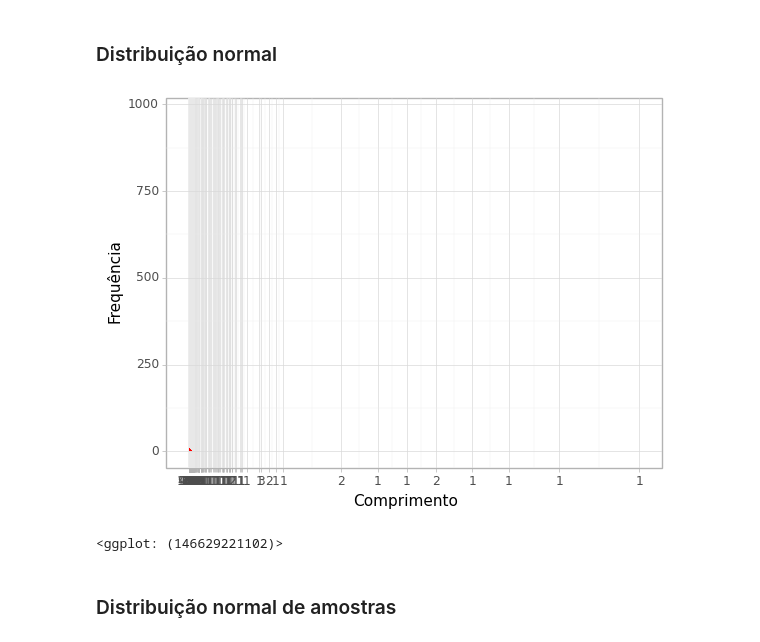
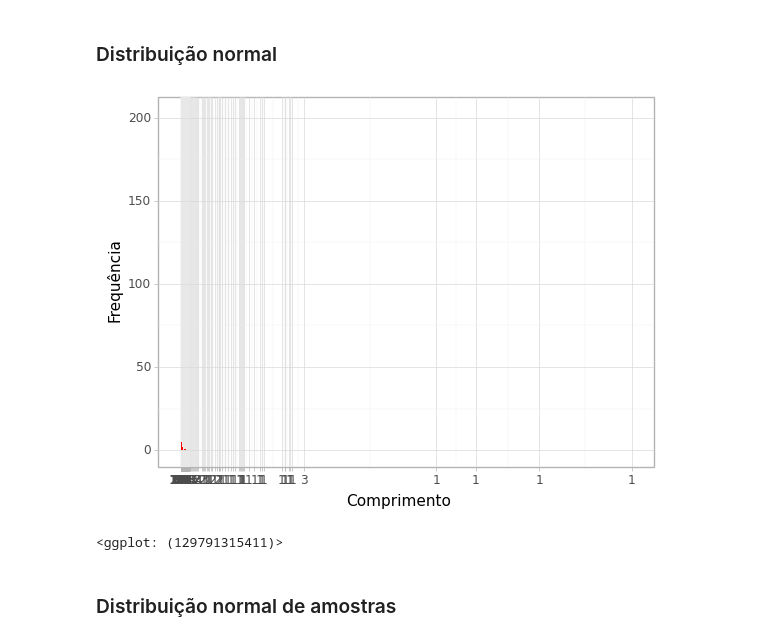
Before and after one commit to rmouram/webscrapVacineTweets, a Jupyter notebook: Análise Estatística.ipynb, the cells around one changed output. Cells and saved outputs as stored; diff of their text form; code cells hidden in the pictures.

```diff
--- a/Análise Estatística.ipynb
+++ b/Análise Estatística.ipynb
@@ -320,19 +343,19 @@ freq_df_likes = df_red.groupby('Likes').size().reset_index(name='Fabs')
 freq_df_com = df_red.groupby('Comentarios').size().reset_index(name='Fabs')
 freq_df_ret = df_red.groupby('Retweets').size().reset_index(name='Fabs')
 # %%
-length = freq_df_com['Comentarios']
-labels = freq_df_com['Fabs']
+length = freq_df_likes['Likes']
+labels = freq_df_likes['Fabs']
 # %%
-(ggplot(freq_df_com, aes(freq_df_com['Comentarios'],'Fabs'))
+(ggplot(freq_df_likes, aes(freq_df_likes['Likes'],'Fabs'))
   + geom_col(fill='red')
   + scale_x_continuous(breaks=length, labels=labels)
   + theme_light()
   + xlab('Comprimento')
   + ylab('Frequência')
 )
 # %% [output]
-[figure, old version]
+[figure, new version]
-<ggplot: (146629221102)>
+<ggplot: (129791315411)>
 # %% [markdown]
 ### Distribuição normal de amostras
 # %%
```
Also changed, not shown: parts of 47 cells of this notebook.
